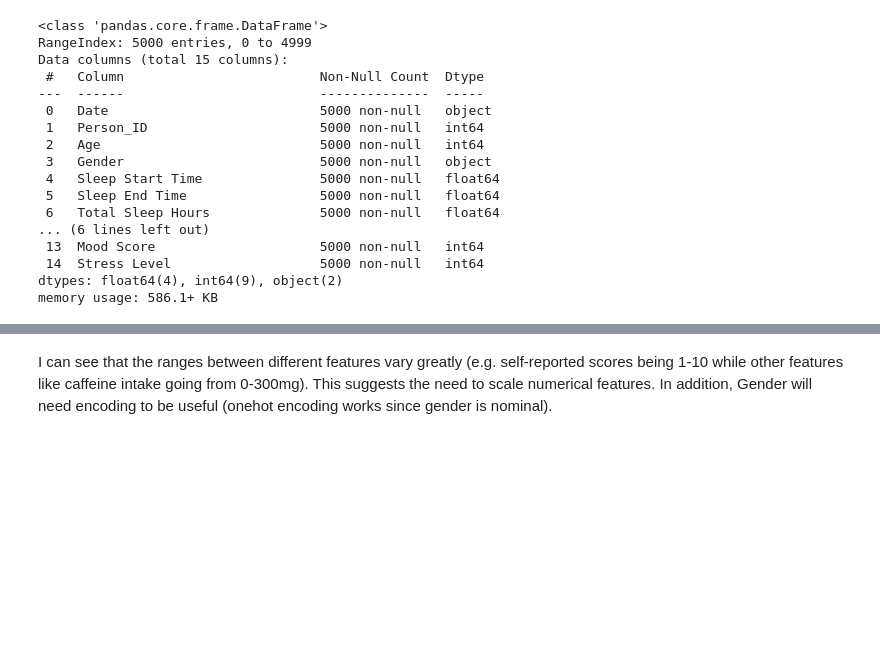
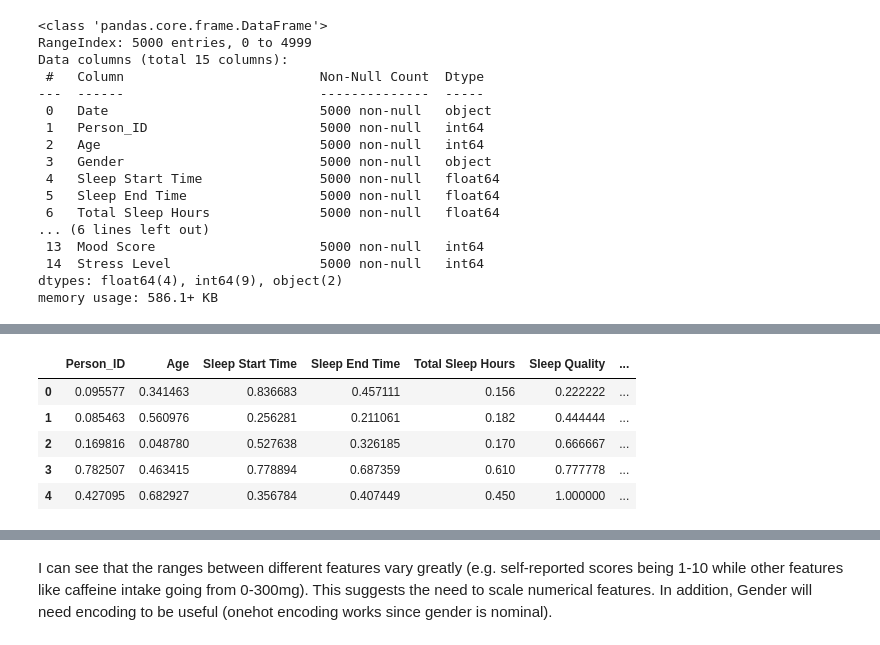
Before and after one commit to malikmahdivika/BMEN415-ML, a Jupyter notebook: Malik_models/Regression_MLR_Malik.ipynb, the cells around one changed output, grey strips where cells are left out. Saved outputs shown, nothing was run; the diff lists cells and outputs as text; code cells hidden in the pictures; blank space fills up the shorter version.

```diff
--- a/Malik_models/Regression_MLR_Malik.ipynb
+++ b/Malik_models/Regression_MLR_Malik.ipynb
@@ -78,3 +75,18 @@ sleepcycle_dataframe_normalized.head()
+# %%
+# min-max scaling
+min_max_scaler = MinMaxScaler()
+numerical_cols = sleepcycle_dataframe.select_dtypes(include=['number']).columns
+minmax_scaled_data = min_max_scaler.fit_transform(sleepcycle_dataframe[numerical_cols])
+
+sleepcycle_dataframe_minmax = pd.DataFrame(minmax_scaled_data, columns=numerical_cols)
+sleepcycle_dataframe_minmax.head()
+# %% [output]
+|  | Person_ID | Age | Sleep Start Time | Sleep End Time | Total Sleep Hours | Sleep Quality | ... |
+| 0 | 0.095577 | 0.341463 | 0.836683 | 0.457111 | 0.156 | 0.222222 | ... |
+| 1 | 0.085463 | 0.560976 | 0.256281 | 0.211061 | 0.182 | 0.444444 | ... |
+| 2 | 0.169816 | 0.048780 | 0.527638 | 0.326185 | 0.170 | 0.666667 | ... |
+| 3 | 0.782507 | 0.463415 | 0.778894 | 0.687359 | 0.610 | 0.777778 | ... |
+| 4 | 0.427095 | 0.682927 | 0.356784 | 0.407449 | 0.450 | 1.000000 | ... |
 # %%
 # plot correlation matrix
 plt.figure(figsize=(10, 8))
```
Also changed, not shown: parts of 11 cells of this notebook, 5 other files.
